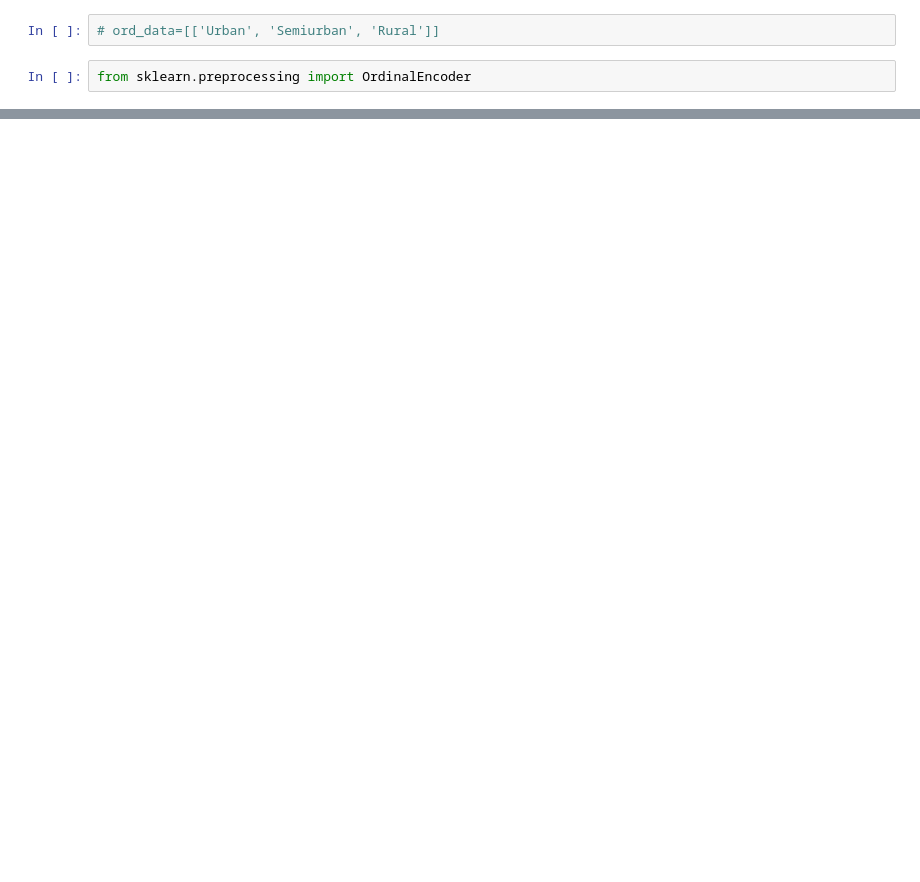
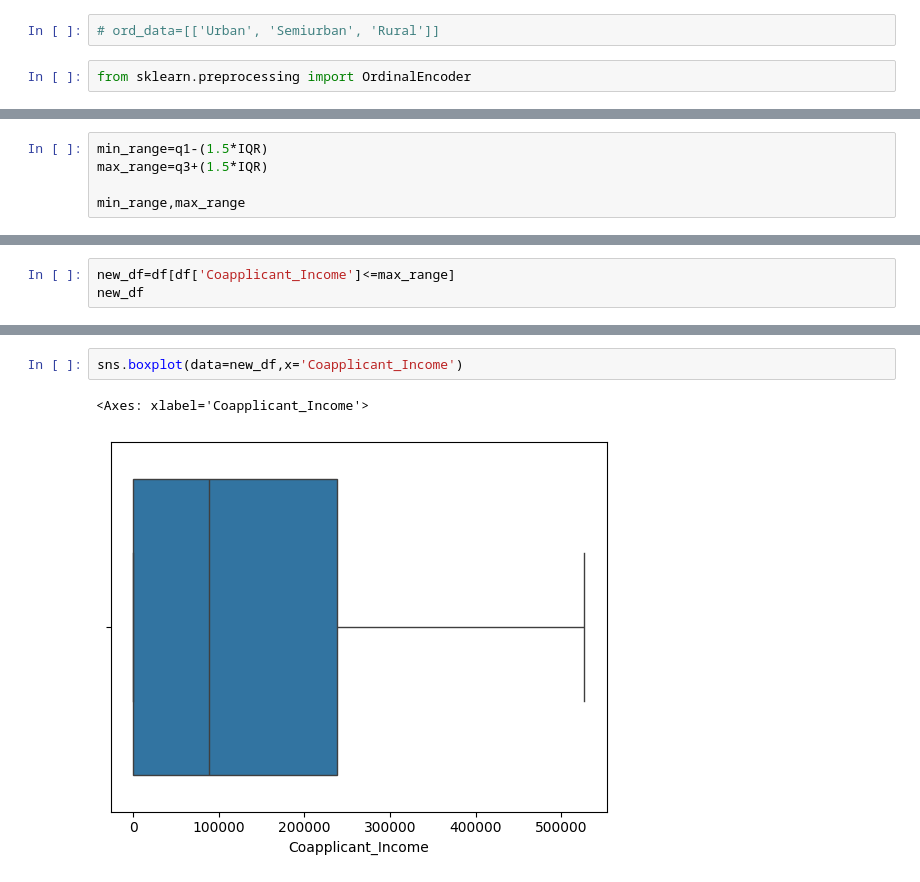
Before and after one commit to UtkarshGupta048/Data-Analytics, a Jupyter notebook: Loan_dataset.ipynb, the cells around one changed output, grey strips where cells are left out. Drawn from its saved outputs; the diff is of its cells as text; blank space fills up the shorter version.

```diff
--- a/Loan_dataset.ipynb
+++ b/Loan_dataset.ipynb
@@ -118,0 +402,5 @@ df=df[cols]
+# %%
+min_range=q1-(1.5*IQR)
+max_range=q3+(1.5*IQR)
+
+min_range,max_range
@@ -120,0 +425,3 @@ df
+# %%
+new_df=df[df['Coapplicant_Income']<=max_range]
+new_df
@@ -120,0 +442,5 @@ df
+# %%
+sns.boxplot(data=new_df,x='Coapplicant_Income')
+# %% [output]
+<Axes: xlabel='Coapplicant_Income'>
+[figure, added]
```
Also changed, not shown: parts of 42 cells of this notebook.
